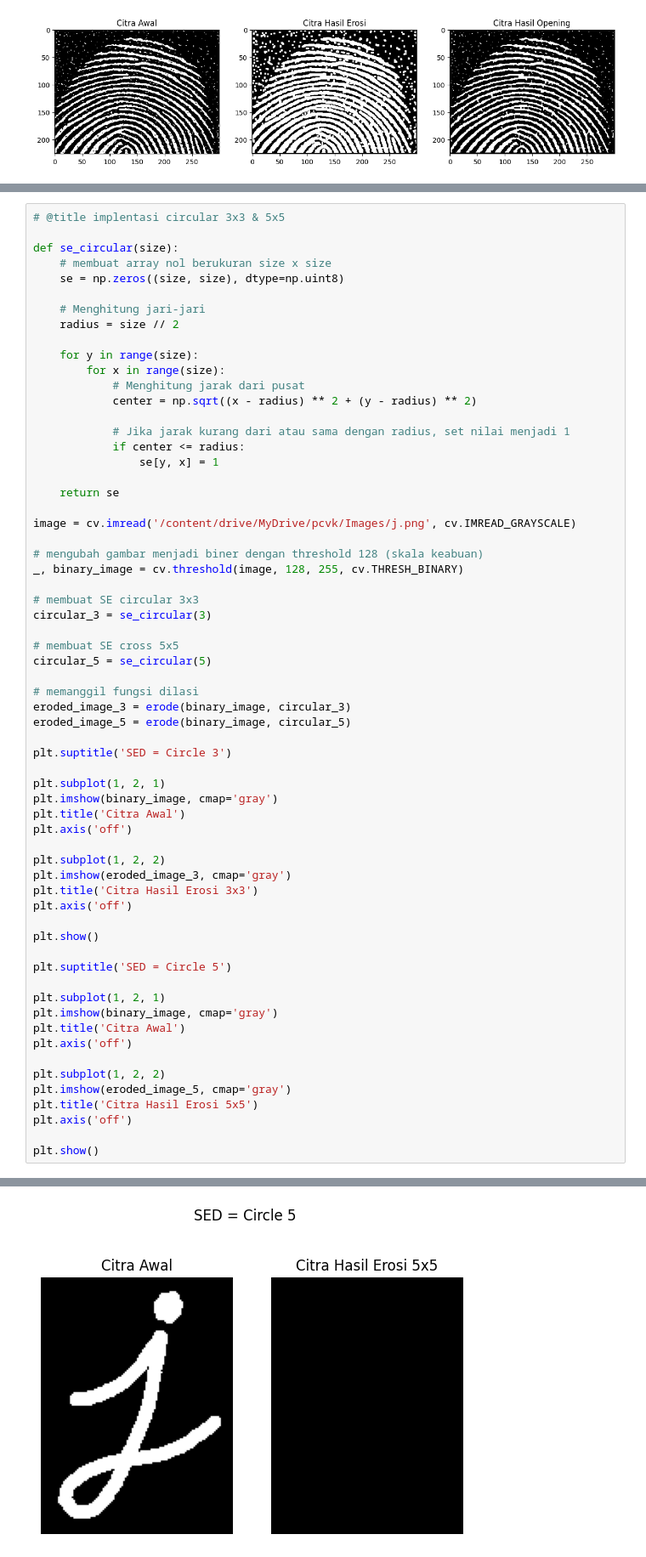
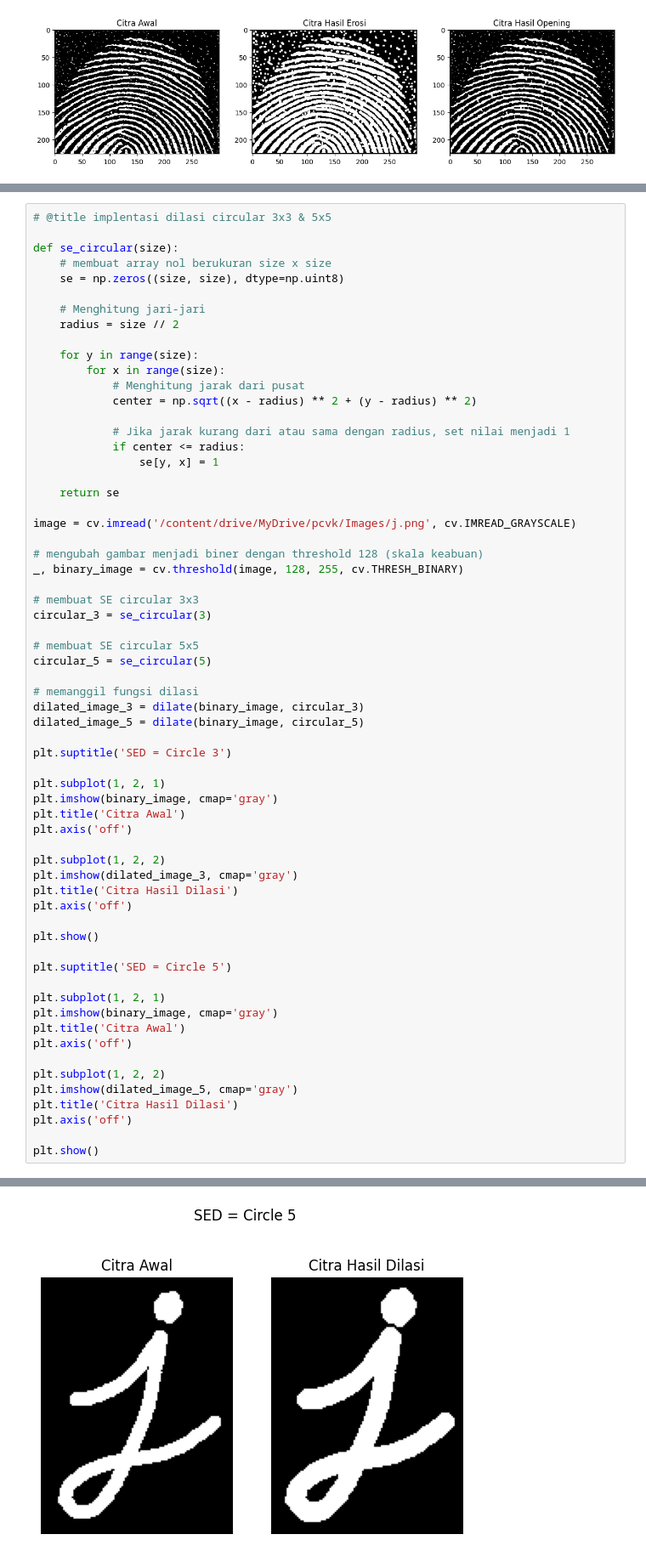
Before and after one commit to akfalah/03_AhmadKhoirulFalah, a Jupyter notebook: Week9.ipynb, the cells around one changed output, grey strips where cells are left out. Shown at 85% size. Saved outputs shown, nothing was run; the diff lists cells and outputs as text.

```diff
--- a/Week9.ipynb
+++ b/Week9.ipynb
@@ -326,5 +326,5 @@ plt.show()
 # %%
-# @title implentasi circular 3x3 & 5x5
+# @title implentasi dilasi circular 3x3 & 5x5
 
 def se_circular(size):
     # membuat array nol berukuran size x size
@@ -352,12 +352,12 @@ _, binary_image = cv.threshold(image, 128, 255, cv.THRESH_BINARY)
 # membuat SE circular 3x3
 circular_3 = se_circular(3)
 
-# membuat SE cross 5x5
+# membuat SE circular 5x5
 circular_5 = se_circular(5)
 
 # memanggil fungsi dilasi
-eroded_image_3 = erode(binary_image, circular_3)
-eroded_image_5 = erode(binary_image, circular_5)
+dilated_image_3 = dilate(binary_image, circular_3)
+dilated_image_5 = dilate(binary_image, circular_5)
 
 plt.suptitle('SED = Circle 3')
 
@@ -367,8 +367,8 @@ plt.title('Citra Awal')
 plt.axis('off')
 
 plt.subplot(1, 2, 2)
-plt.imshow(eroded_image_3, cmap='gray')
-plt.title('Citra Hasil Erosi 3x3')
+plt.imshow(dilated_image_3, cmap='gray')
+plt.title('Citra Hasil Dilasi')
 plt.axis('off')
 
 plt.show()
@@ -381,8 +381,8 @@ plt.title('Citra Awal')
 plt.axis('off')
 
 plt.subplot(1, 2, 2)
-plt.imshow(eroded_image_5, cmap='gray')
-plt.title('Citra Hasil Erosi 5x5')
+plt.imshow(dilated_image_5, cmap='gray')
+plt.title('Citra Hasil Dilasi')
 plt.axis('off')
 
 plt.show()
@@ -391 +391 @@ plt.show()
-[figure, old version]
+[figure, new version]
```
Also changed, not shown: parts of 4 cells of this notebook.
